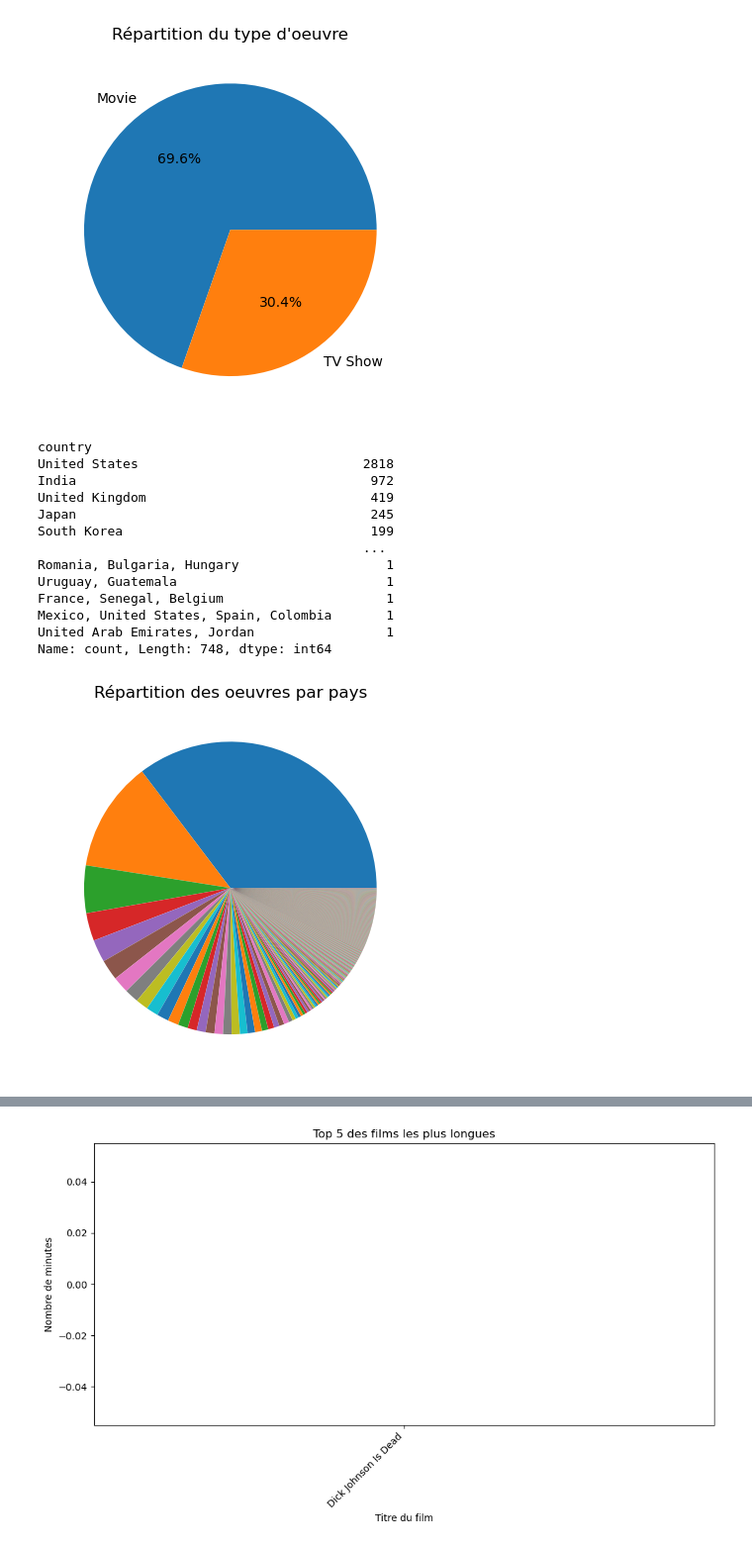
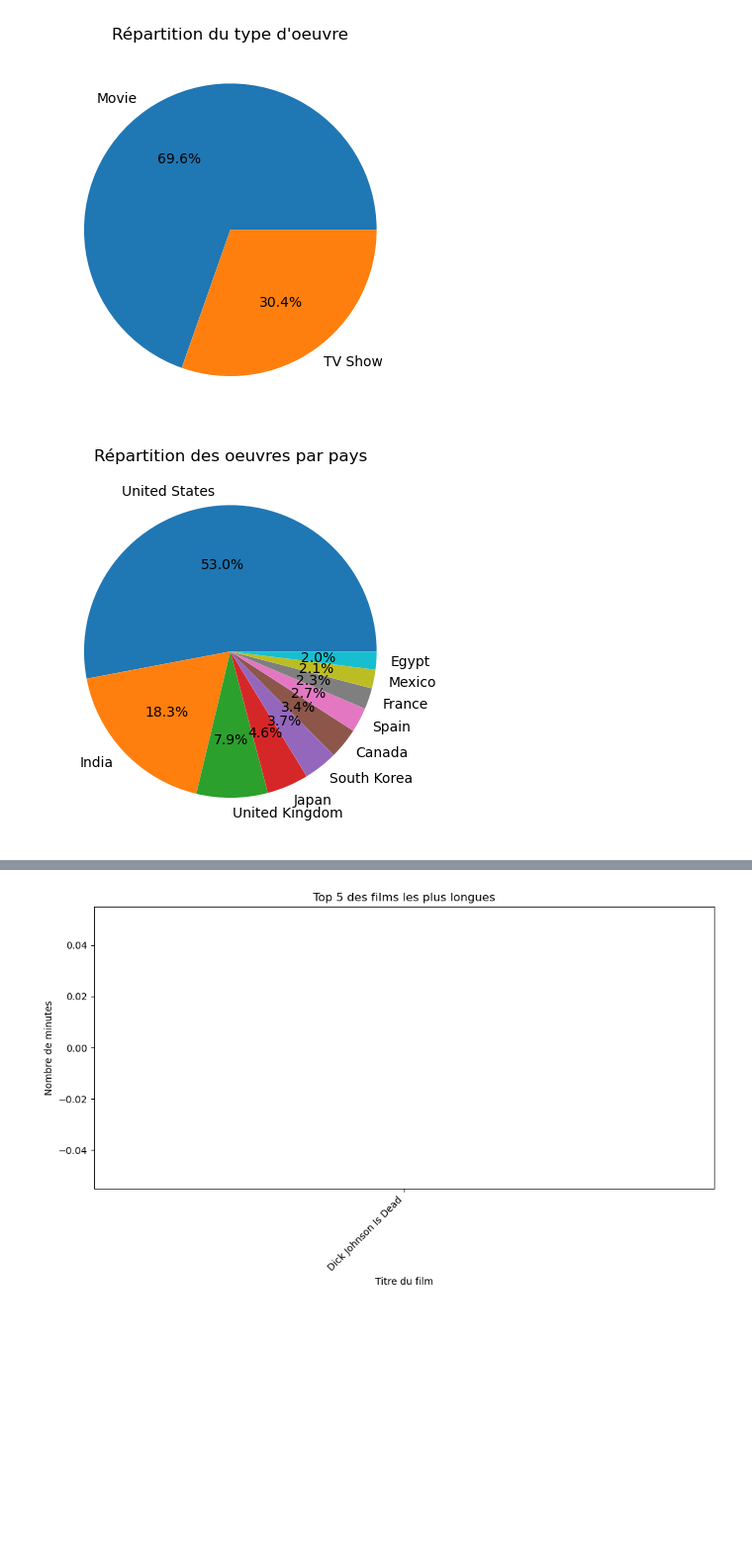
Before and after one commit to pierre-louis-rigaud/netflix-insights, a Jupyter notebook: Netflix Data Analysis.ipynb, the cells around one changed output, grey strips where cells are left out. Shown at 99% size. Drawn from its saved outputs; the diff is of its cells as text; code cells hidden in the pictures; blank space fills up the shorter version.

Commit message:
pie chart ajuster

```diff
--- a/Netflix Data Analysis.ipynb
+++ b/Netflix Data Analysis.ipynb
@@ -479,31 +479,20 @@ Name: count, dtype: int64
 # %%
 '''
 question 23 b
 '''
 
 # Compter le nombre d'oeuvres pour chaque pays
 counts = data["country"].value_counts()
-print(counts)
+
+# Récupérer les cinq premiers pays et leurs nombres d'oeuvres
+top_countries = counts.head(10)
 
 # Créer un diagramme
-plt.pie(counts)
+plt.pie(top_countries, labels=top_countries.index, autopct='%1.1f%%')
 plt.title('Répartition des oeuvres par pays')
 plt.show()
 # %% [output]
-country
-United States                             2818
-India                                      972
-United Kingdom                             419
-Japan                                      245
-South Korea                                199
-                                          ...
-Romania, Bulgaria, Hungary                   1
-Uruguay, Guatemala                           1
-France, Senegal, Belgium                     1
-Mexico, United States, Spain, Colombia       1
-United Arab Emirates, Jordan                 1
-Name: count, Length: 748, dtype: int64
-[figure, old version]
+[figure, new version]
 # %%
 '''
 question 23 c
```
Also changed, not shown: parts of 7 cells of this notebook.
